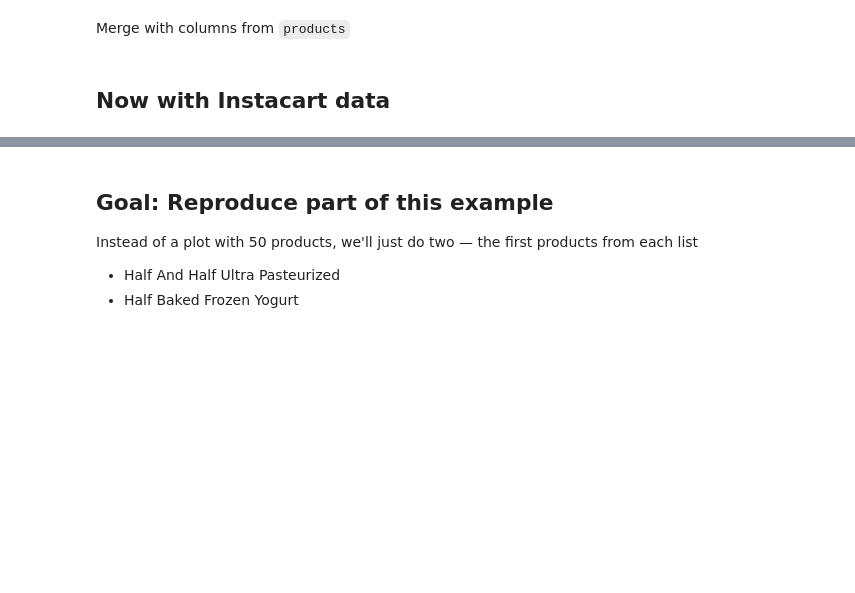
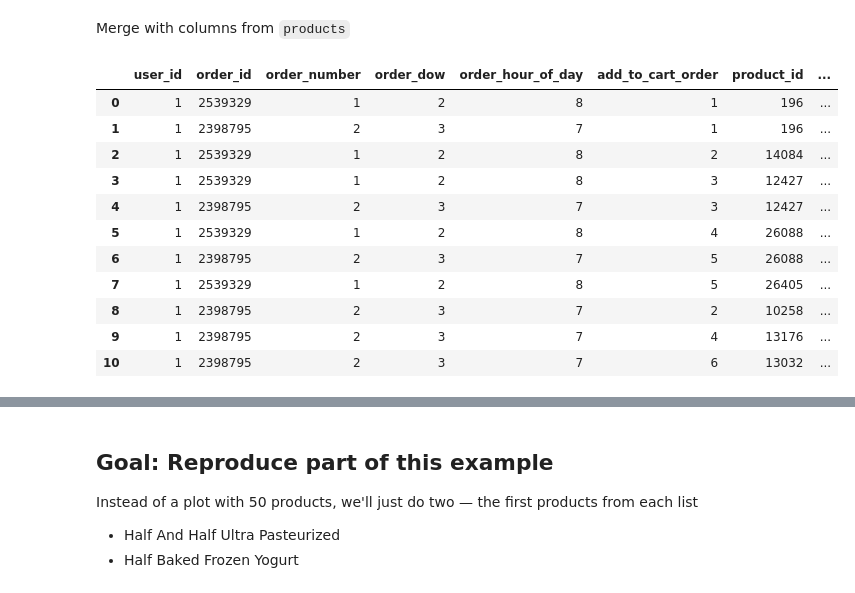
Before and after one commit to sugarfreecode/DS-Unit-1-Sprint-1-Data-Wrangling-and-Storytelling, a Jupyter notebook: module3-join-and-reshape-data/LS_DS_113_Join_and_Reshape_Data.ipynb, the cells around one changed output, grey strips where cells are left out. Saved outputs shown, nothing was run; the diff lists cells and outputs as text; code cells hidden in the pictures; blank space fills up the shorter version.

```diff
--- a/module3-join-and-reshape-data/LS_DS_113_Join_and_Reshape_Data.ipynb
+++ b/module3-join-and-reshape-data/LS_DS_113_Join_and_Reshape_Data.ipynb
@@ -701,12 +763,19 @@ merged
 | 10 | 1 | 2398795 | 2 | 3 | 7 | 6 | 13032 |
 # %% [markdown]
 Merge with columns from `products`
-# %% [markdown]
-## Now with Instacart data
-# %%
-products = pd.read_csv('products.csv')
-
-order_products = pd.concat([pd.read_csv('order_products__prior.csv'),
-                            pd.read_csv('order_products__train.csv')])
-
-orders = pd.read_csv('orders.csv')
+# %%
+final = pd.merge(merged, products[['product_id', 'product_name']], how='inner', on='product_id')
+final.head(11)
+# %% [output]
+|  | user_id | order_id | order_number | order_dow | order_hour_of_day | add_to_cart_order | product_id | ... |
+| 0 | 1 | 2539329 | 1 | 2 | 8 | 1 | 196 | ... |
+| 1 | 1 | 2398795 | 2 | 3 | 7 | 1 | 196 | ... |
+| 2 | 1 | 2539329 | 1 | 2 | 8 | 2 | 14084 | ... |
+| 3 | 1 | 2539329 | 1 | 2 | 8 | 3 | 12427 | ... |
+| 4 | 1 | 2398795 | 2 | 3 | 7 | 3 | 12427 | ... |
+| 5 | 1 | 2539329 | 1 | 2 | 8 | 4 | 26088 | ... |
+| 6 | 1 | 2398795 | 2 | 3 | 7 | 5 | 26088 | ... |
+| 7 | 1 | 2539329 | 1 | 2 | 8 | 5 | 26405 | ... |
+| 8 | 1 | 2398795 | 2 | 3 | 7 | 2 | 10258 | ... |
+| 9 | 1 | 2398795 | 2 | 3 | 7 | 4 | 13176 | ... |
+| 10 | 1 | 2398795 | 2 | 3 | 7 | 6 | 13032 | ... |
```
Also changed, not shown: parts of 18 cells of this notebook.
